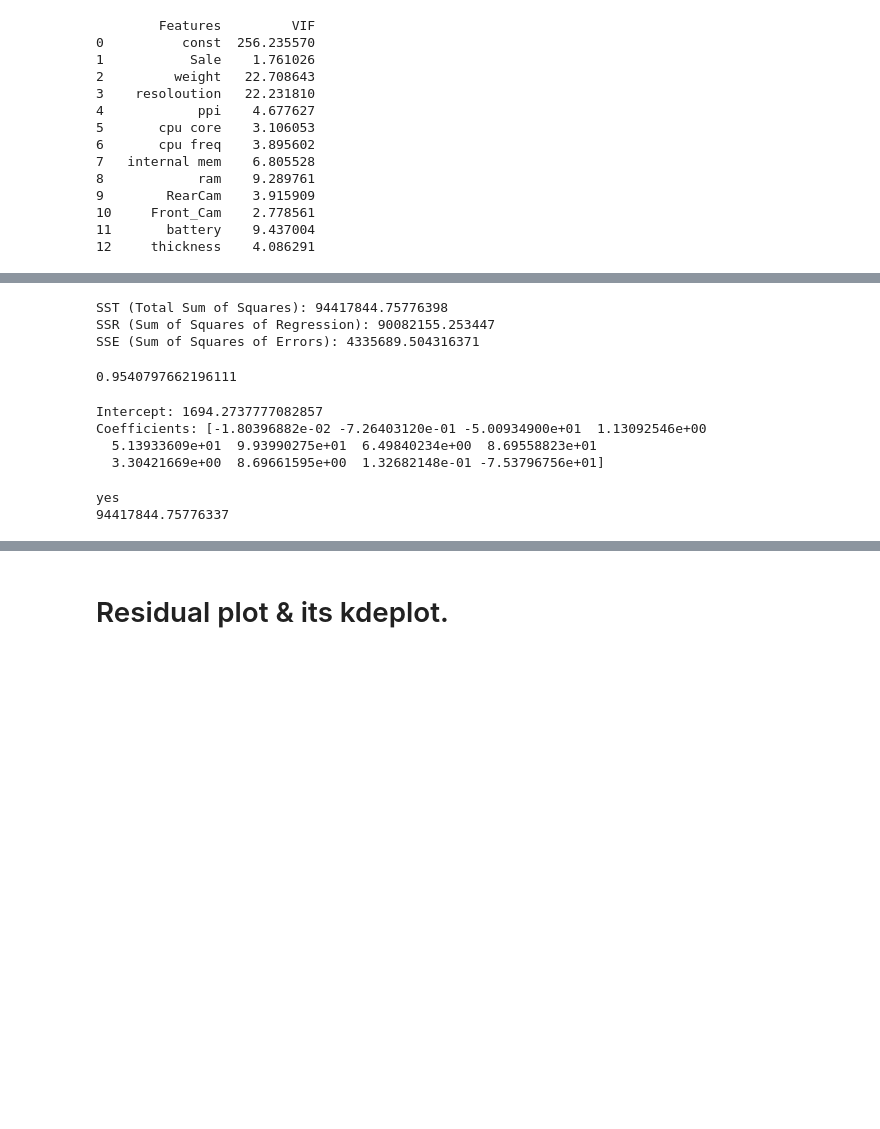
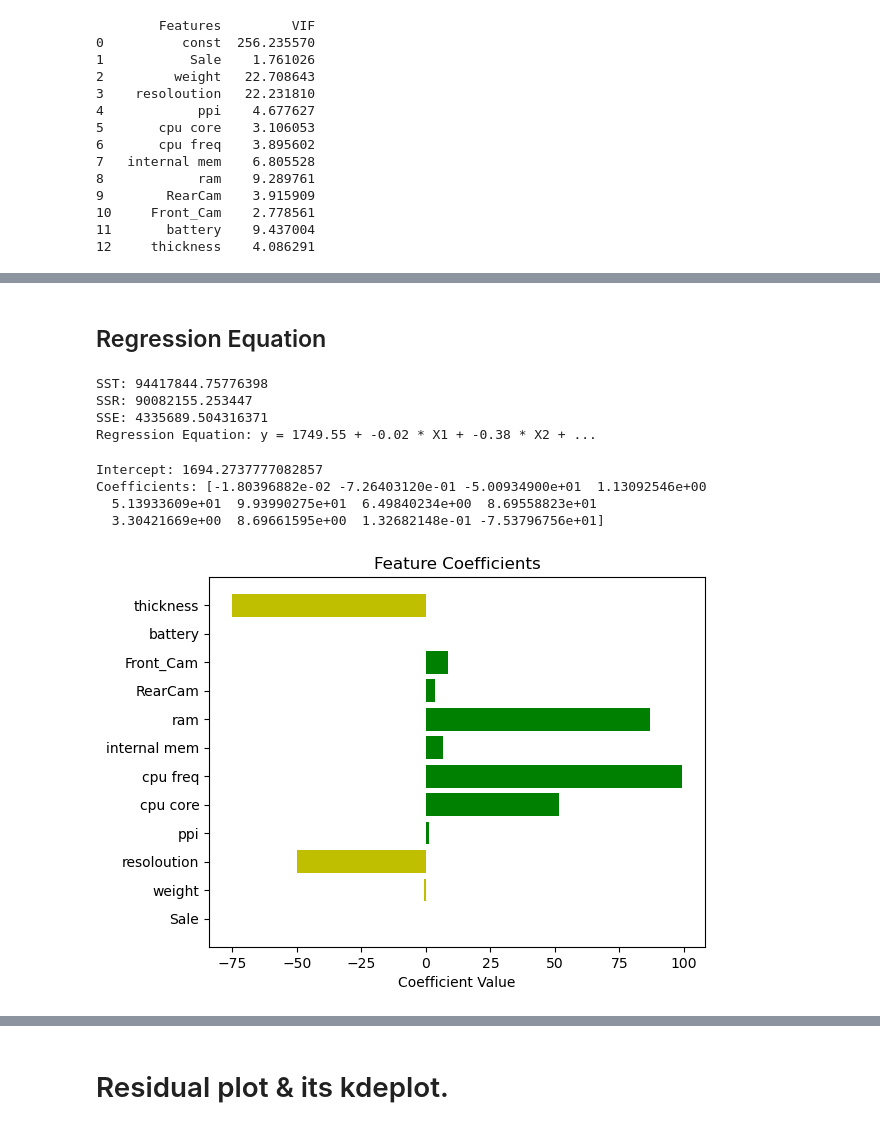
Before and after one commit to Trilokesh-Praxis-2023/Mobile-Price-Prediction, a Jupyter notebook: Linear Regression.ipynb, the cells around one changed output, grey strips where cells are left out. Saved outputs shown, nothing was run; the diff lists cells and outputs as text; code cells hidden in the pictures; blank space fills up the shorter version.

```diff
--- a/Linear Regression.ipynb
+++ b/Linear Regression.ipynb
@@ -294,61 +218,40 @@ Mean Absolute Percentage Error (MAPE): 7.14%
-# %%
-
-# Create a Linear Regression model
-model = LinearRegression()
-
-# Fit the model to your data
-model.fit(X, y)
-
-# Get the predicted values
-y_pred = model.predict(X)
-
-# Calculate the mean of the target variable (y)
-y_mean = np.mean(y)
-
-# Calculate SST (Total Sum of Squares)
-sst = np.sum((y - y_mean)**2)
-
-# Calculate SSR (Sum of Squares of Regression)
-ssr = np.sum((y_pred - y_mean)**2)
-
-# Calculate SSE (Sum of Squares of Errors)
-sse = np.sum((y - y_pred)**2)
-
-# Print SST, SSR, and SSE
-print("SST (Total Sum of Squares):", sst)
-print("SSR (Sum of Squares of Regression):", ssr)
-print("SSE (Sum of Squares of Errors):", sse)
-# %% [output]
-SST (Total Sum of Squares): 94417844.75776398
-SSR (Sum of Squares of Regression): 90082155.253447
-SSE (Sum of Squares of Errors): 4335689.504316371
-# %%
-print(ssr/sst)
-# %% [output]
-0.9540797662196111
+# %% [markdown]
+## Regression Equation
+# %%
+from sklearn.linear_model import LinearRegression
+# Create and fit Linear Regression model
+model = LinearRegression().fit(X, y)
+# Get predicted values
+y_pred = model.predict(X)
+# Calculate SST, SSR, and SSE
+sst, ssr, sse = np.sum((y - np.mean(y))**2), np.sum((y_pred - np.mean(y))**2), np.sum((y - y_pred)**2)
+# Print results
+print("SST:", sst, "\nSSR:", ssr, "\nSSE:", sse)
+# Print regression equation
+print(f"Regression Equation: y = {model.intercept_:.2f} + {model.coef_[0]:.2f} * X1 + {model.coef_[1]:.2f} * X2 + ...")
+# %% [output]
+SST: 94417844.75776398
+SSR: 90082155.253447
+SSE: 4335689.504316371
+Regression Equation: y = 1749.55 + -0.02 * X1 + -0.38 * X2 + ...
 # %%
-from sklearn.linear_model import LinearRegression
-model = LinearRegression()
-
 # Fit the model to your data
 model.fit(X_train, y_train)
-
 # Get the coefficients (weights) and the intercept
-coefficients = model.coef_
-intercept = model.intercept_
-
+coefficients, intercept = model.coef_, model.intercept_
 # Print the coefficients and intercept
 print("Intercept:", intercept)
 print("Coefficients:", coefficients)
+# Define colors for positive and negative coefficients
+colors = ['g' if c >= 0 else 'y' for c in coefficients]
+# Create a horizontal barplot
+plt.barh(X.columns, coefficients, color=colors)
+plt.xlabel('Coefficient Value')
+plt.title('Feature Coefficients')
+plt.show()
 # %% [output]
 Intercept: 1694.2737777082857
 Coefficients: [-1.80396882e-02 -7.26403120e-01 -5.00934900e+01  1.13092546e+00
   5.13933609e+01  9.93990275e+01  6.49840234e+00  8.69558823e+01
   3.30421669e+00  8.69661595e+00  1.32682148e-01 -7.53796756e+01]
+[figure, added]
-# %%
-if(round(sst,2) == round(ssr+sse,2)):
-    print("yes")
-print(ssr+sse)
-# %% [output]
-yes
-94417844.75776337
```
Also changed, not shown: parts of 35 cells of this notebook.
